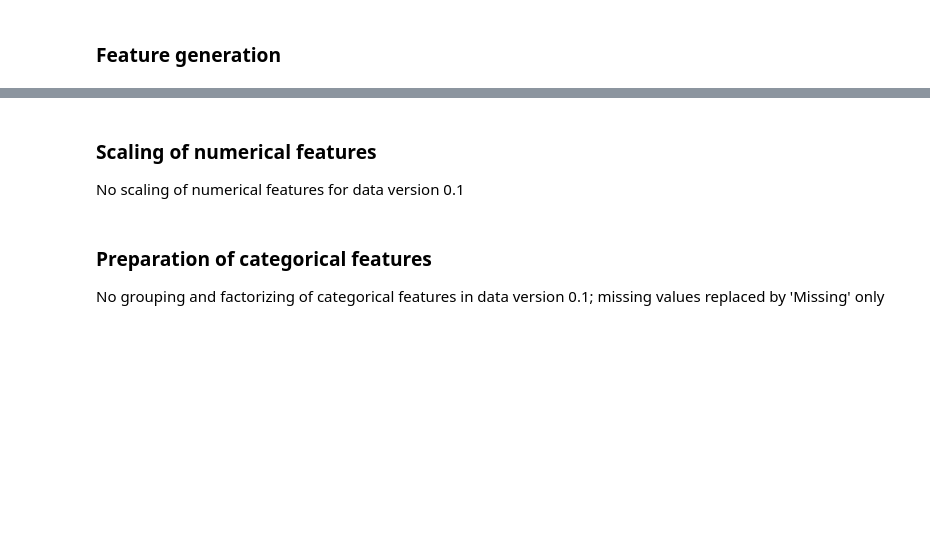
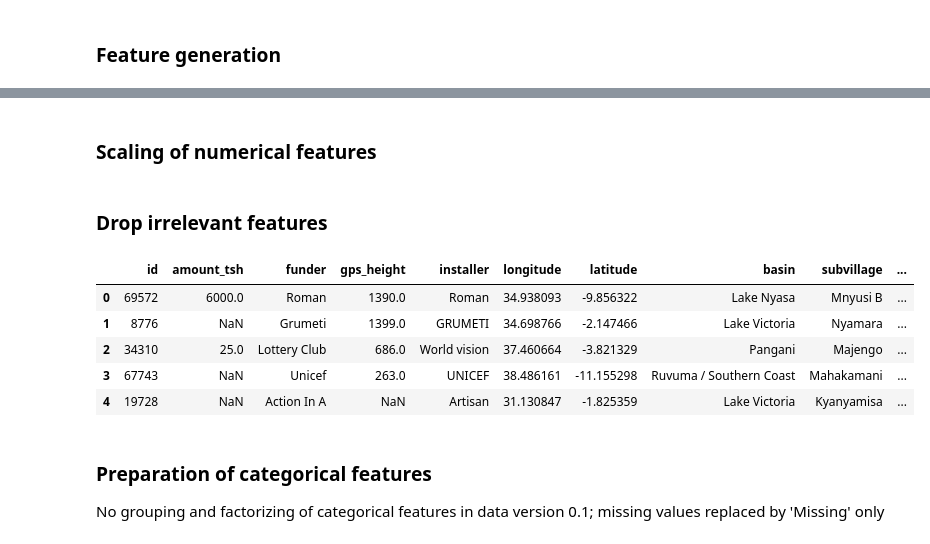
Before and after one commit to rebeccaarmbruster/pump-it-up, a Jupyter notebook: preprocessing_step1.ipynb, the cells around one changed output, grey strips where cells are left out. Drawn from its saved outputs; the diff is of its cells as text; code cells hidden in the pictures; blank space fills up the shorter version.

Commit message:
Update preprocessing as in data version 0.3 | BinaryEncoder

```diff
--- a/preprocessing_step1.ipynb
+++ b/preprocessing_step1.ipynb
@@ -173,0 +213,3 @@ data.drop(columns=drop_columns, inplace=True)
+# %%
+imputed_data.columns = new_columns
+imputed_data.head()
@@ -174,2 +223,4 @@ data.drop(columns=drop_columns, inplace=True)
+# %%
+data = data.merge(imputed_data, on='id')
 # %%
 data.isnull().sum()
@@ -178,6 +247,9 @@ data.isnull().sum()
 # %%
 # Create new feature that gives information about operational time
 
+imputation_methods = ['mean-median', 'normal', 'random_choice']
 data['date_recorded'] = pd.to_datetime(data['date_recorded'])
-data['operation_years'] = data.date_recorded.dt.year - data.construction_year
-data['operation_years'] = data['operation_years'].astype(int)
+
+for method in imputation_methods:
+    data['_'.join(['operation_years_imp', method])] = data.date_recorded.dt.year - data['_'.join(['construction_year_imp', method])]
+    data['_'.join(['operation_years_imp', method])] = data['_'.join(['operation_years_imp', method])].astype(int)
@@ -184,7 +265,5 @@ data['operation_years'] = data['operation_years'].astype(int)
 # %% [markdown]
 ### Scaling of numerical features
-
-No scaling of numerical features for data version 0.1
 # %%
 # Scale numerical features
 '''
@@ -194,6 +272,36 @@ scaler = MinMaxScaler()
 for s in split:
     s[num_features] = scaler.fit_transform(s[num_features])
 '''
+# %% [markdown]
+### Drop irrelevant features
+# %%
+# Drop columns used for imputation and generation of random numbers
+'''
+drop_columns = list()
+measures = 'mean std list'.split()
+for null_feature in null_features:
+    for division in divisions_total:
+        for measure in measures:
+            drop_columns.append('_'.join([null_feature, measure, division]))
+
+for var in int_var:
+    for division in divisions_total:
+        for measure in measures:
+            drop_columns.append('_'.join([var, 'median', division]))
+
+data.drop(columns=drop_columns, inplace=True)'''
+# %%
+# Drop redundant features and features that do not seem to have an impact
+
+data.drop(columns=features_to_drop,axis=1,inplace=True)
+data.head()
+# %% [output]
+|  | id | amount_tsh | funder | gps_height | installer | longitude | latitude | basin | subvillage | ... |
+| 0 | 69572 | 6000.0 | Roman | 1390.0 | Roman | 34.938093 | -9.856322 | Lake Nyasa | Mnyusi B | ... |
+| 1 | 8776 | NaN | Grumeti | 1399.0 | GRUMETI | 34.698766 | -2.147466 | Lake Victoria | Nyamara | ... |
+| 2 | 34310 | 25.0 | Lottery Club | 686.0 | World vision | 37.460664 | -3.821329 | Pangani | Majengo | ... |
+| 3 | 67743 | NaN | Unicef | 263.0 | UNICEF | 38.486161 | -11.155298 | Ruvuma / Southern Coast | Mahakamani | ... |
+| 4 | 19728 | NaN | Action In A | NaN | Artisan | 31.130847 | -1.825359 | Lake Victoria | Kyanyamisa | ... |
 # %% [markdown]
 ### Preparation of categorical features
 
```
Also changed, not shown: parts of 63 cells of this notebook.
